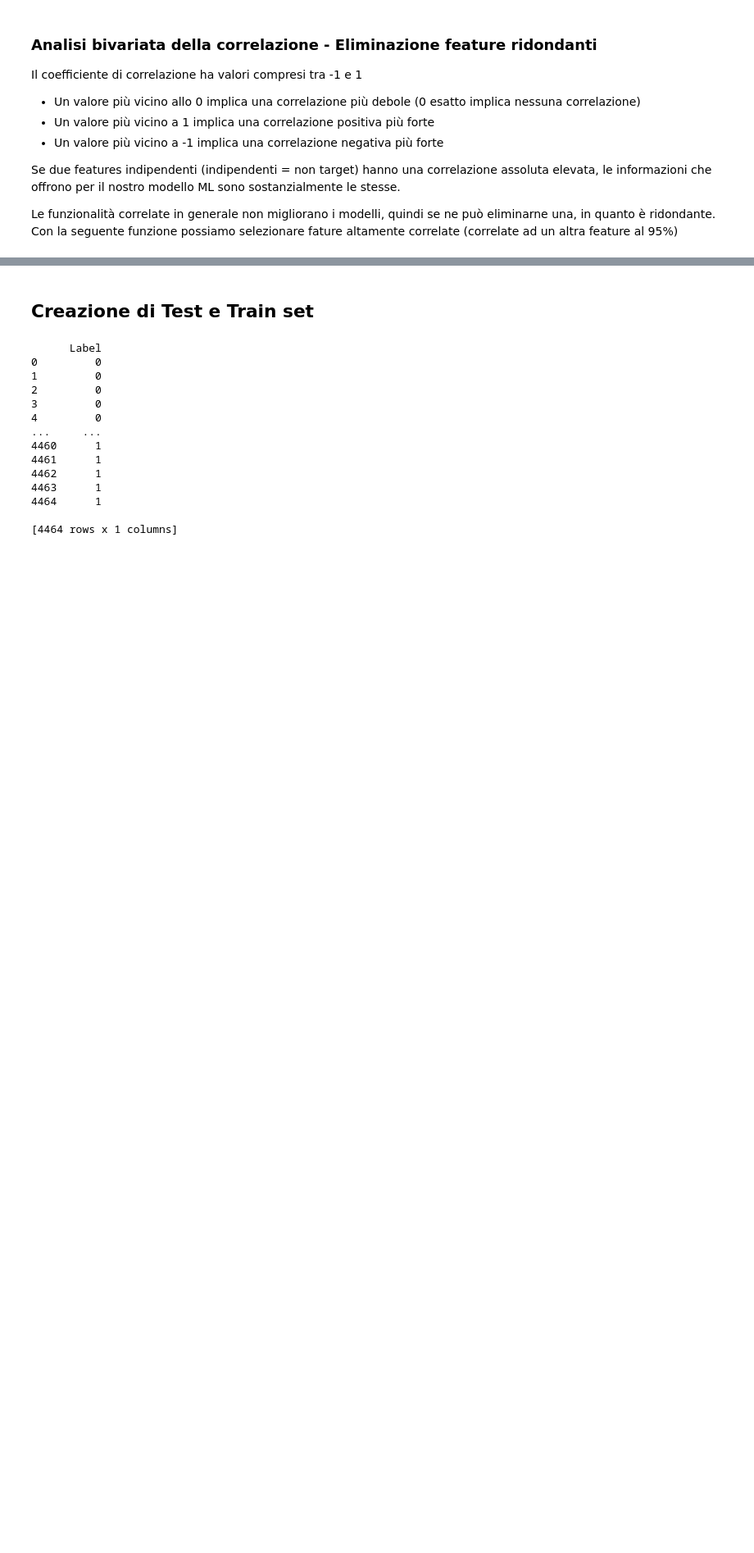
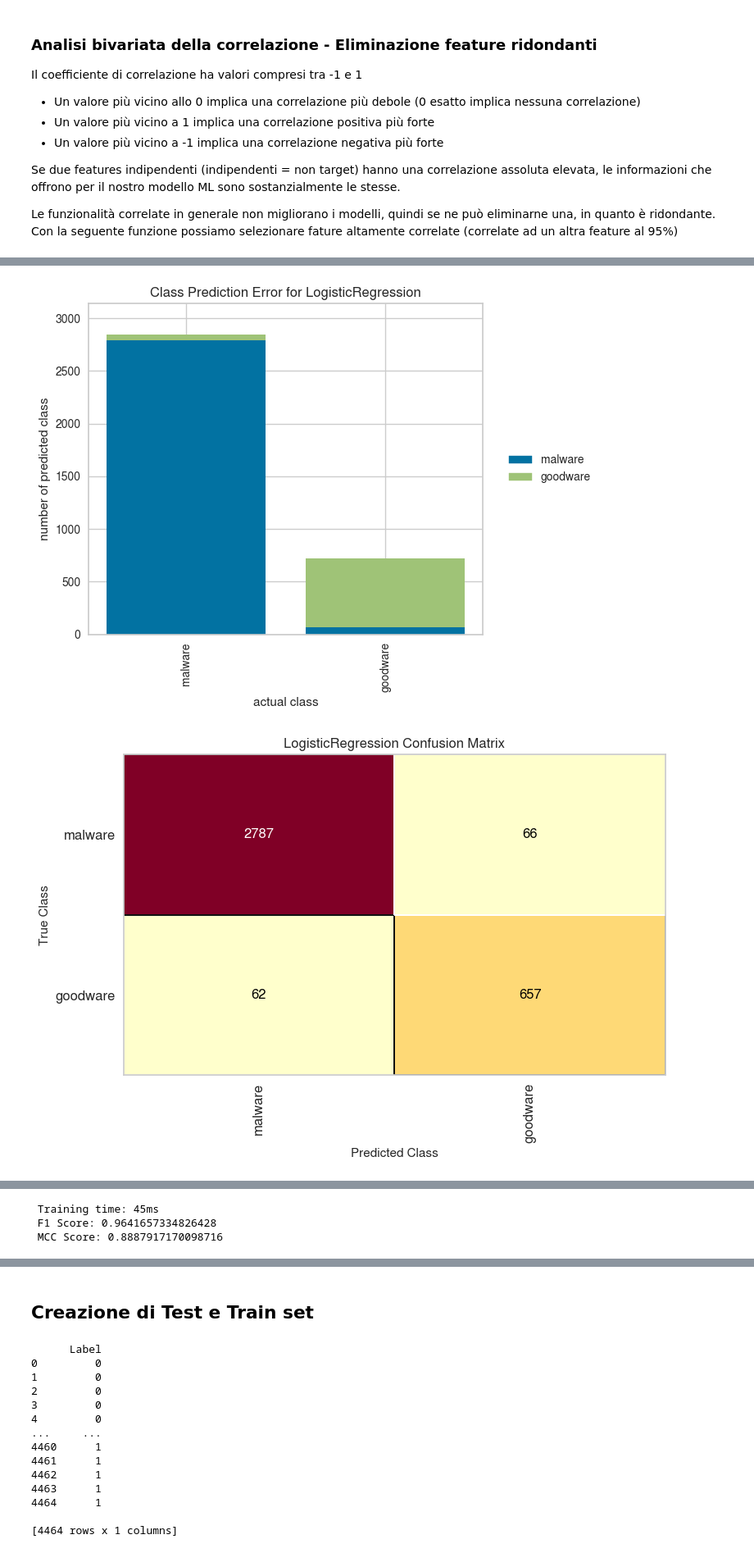
Before and after one commit to VR3ED/Goodware-vs-Malaware-machine-learning, a Jupyter notebook: Progetto.ipynb, the cells around one changed output, grey strips where cells are left out. Shown at 82% size. Cells and saved outputs as stored; diff of their text form; code cells hidden in the pictures; blank space fills up the shorter version.

```diff
--- a/Progetto.ipynb
+++ b/Progetto.ipynb
@@ -215,3 +345,6 @@ Dropped features:
+# %%
+# Inizializzazione varibile feature più importanti
+most_important_features = most_important_features.drop(non_correlated_features, axis=1)
 # %% [markdown]
 ### Analisi bivariata della correlazione - Highlight delle feature più importanti
 
@@ -227,12 +361,14 @@ def corrwith_target(dataframe, target, threshold):
     relevant_features = cor_target[cor_target<threshold]
     return relevant_features.index.tolist()[:-1]
+# %%
+X_train, X_test, y_train, y_test = train_test_split(most_important_features, uni_target, test_size=0.80, random_state=42, stratify=uni_target)
 # %%
-# Si deve creare una variabile di dataset dummy (che contiene anche il target) per far girare il metodo appena creato
-uni_target_dummy = uni_target.replace(to_replace=["goodware", "malware"], value=[1, 0])
-dummy_dataset = uni_feature.copy()
-dummy_dataset['Label'] = uni_target_dummy
+# Si deve creare una variabile di test-set dummy (che contiene anche il target) per far girare il metodo appena creato
+dummy_train = X_train.copy()
+dummy_train['Label'] = y_train
 # %%
-corrwith_cols = corrwith_target(dummy_dataset, 'Label', 0.05)
+#facciamo rimanere le colonne che hanno correlazione con il target superiore a 5%
+corrwith_cols = corrwith_target(dummy_train, 'Label', 0.05)
 
 # Aggiunta delle feature meno importanti ritrovate a questo passaggio
 less_important_features.update( corrwith_cols )
@@ -243,11 +379,13 @@ less_important_features.update( corrwith_cols )
 most_important_features_columns = set(most_important_features.columns)
 # Trova l'intersezione tra most_important_features - corrwith_cols
 common_columns = most_important_features_columns.intersection(corrwith_cols)
+
 # Droppa le colonne da most_important_features se ce ne sono
 if common_columns:
-    most_important_features.drop(columns=common_columns, inplace=True)
+    X_train.drop(columns=common_columns, inplace=True)
+    X_test.drop(columns=common_columns, inplace=True)
 
-n_correlated_features = most_important_features.shape[1]
+n_correlated_features = X_train.shape[1]
 
 print(f'Dopo aver droppato in totale {len(less_important_features)} features, rimangono {n_correlated_features} features.')
 print("Colonne droppate in questa operazione:")
@@ -258,0 +397,14 @@ Currently dropped columns:
+# %%
+# lists to record time and scores
+f1scores = []
+mccscores = []
+times = []
+
+time, f1score, mccscore = evaluate(train_df = X_train, test_df = X_test, train_target=y_train, test_target=y_test)
+print(f' Training time: {time}ms\n F1 Score: {f1score}\n MCC Score: {mccscore}')
+f1scores.append(f1score)
+mccscores.append(mccscore)
+times.append(time)
+# %% [output]
+[figure, added]
+[figure, added]
@@ -258,0 +412,3 @@ Currently dropped columns:
+ Training time: 45ms
+ F1 Score: 0.9641657334826428
+ MCC Score: 0.8887917170098716
```
Also changed, not shown: parts of 44 cells of this notebook.
